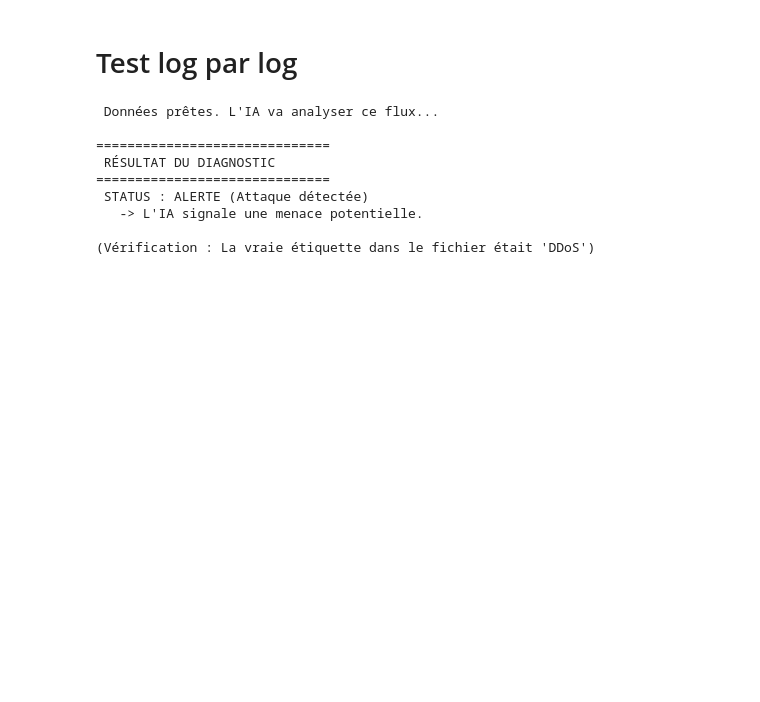
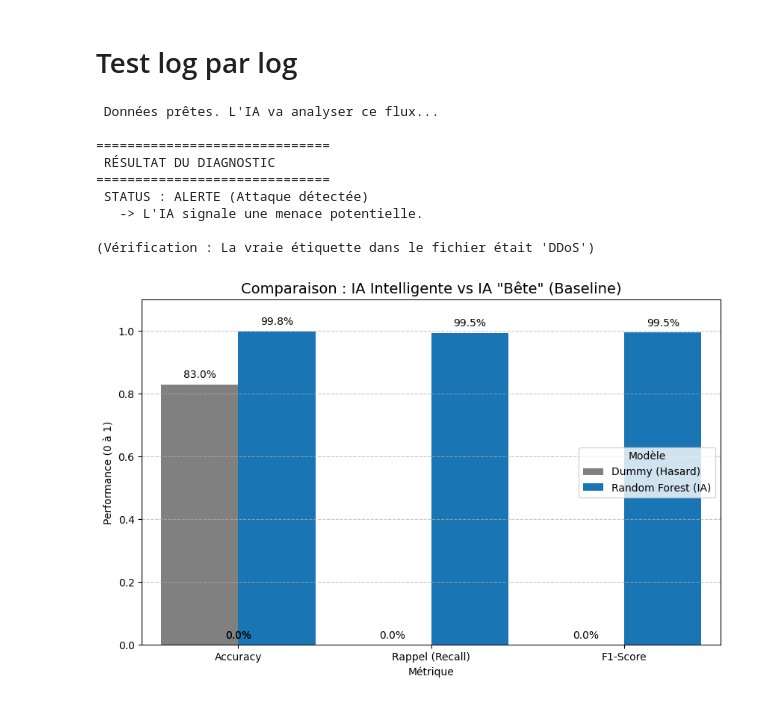
Before and after one commit to samir-aitatmane/SOC_IA, a Jupyter notebook: entrainement_modele.ipynb, the cells around one changed output. Cells and saved outputs as stored; diff of their text form; code cells hidden in the pictures; blank space fills up the shorter version.

```diff
--- a/entrainement_modele.ipynb
+++ b/entrainement_modele.ipynb
@@ -216,3 +213,65 @@ print(f"\n(Vérification : La vraie étiquette dans le fichier était '{vraie_va
    -> L'IA signale une menace potentielle.
 
 (Vérification : La vraie étiquette dans le fichier était 'DDoS')
+# %%
+
+from sklearn.dummy import DummyClassifier
+from sklearn.metrics import accuracy_score, recall_score, f1_score
+
+# ==========================================
+# 1. PRÉPARATION DU DUMMY (BASELINE)
+# ==========================================
+# Le Dummy prédit TOUJOURS la classe majoritaire ("Normal")
+dummy = DummyClassifier(strategy="most_frequent")
+dummy.fit(X_train, y_train)
+y_pred_dummy = dummy.predict(X_test)
+
+# ==========================================
+# 2. CALCUL DES SCORES
+# ==========================================
+# Scores du Dummy
+acc_d = accuracy_score(y_test, y_pred_dummy)
+rec_d = recall_score(y_test, y_pred_dummy)
+f1_d  = f1_score(y_test, y_pred_dummy)
+
+# Scores de ton Random Forest (déjà calculés avant, mais on refait pour être sûr)
+acc_rf = accuracy_score(y_test, y_pred)
+rec_rf = recall_score(y_test, y_pred)
+f1_rf  = f1_score(y_test, y_pred)
+
+# ==========================================
+# 3. CRÉATION DU DATAFRAME POUR LE GRAPHE
+# ==========================================
+data_comparaison = {
+    'Modèle': ['Dummy (Hasard)', 'Dummy (Hasard)', 'Dummy (Hasard)',
+               'Random Forest (IA)', 'Random Forest (IA)', 'Random Forest (IA)'],
+    'Métrique': ['Accuracy', 'Rappel (Recall)', 'F1-Score',
+                 'Accuracy', 'Rappel (Recall)', 'F1-Score'],
+    'Score': [acc_d, rec_d, f1_d, acc_rf, rec_rf, f1_rf]
+}
+df_comp = pd.DataFrame(data_comparaison)
+
+# ==========================================
+# 4. VISUALISATION
+# ==========================================
+plt.figure(figsize=(10, 6))
+
+# Création du Bar Plot
+bar_plot = sns.barplot(x='Métrique', y='Score', hue='Modèle', data=df_comp, palette=['grey', '#007acc'])
+
+# Ajout des valeurs sur les barres
+for p in bar_plot.patches:
+    bar_plot.annotate(format(p.get_height(), '.1%'),
+                   (p.get_x() + p.get_width() / 2., p.get_height()),
+                   ha = 'center', va = 'center',
+                   xytext = (0, 9),
+                   textcoords = 'offset points')
+
+plt.title('Comparaison : IA Intelligente vs IA "Bête" (Baseline)', fontsize=14)
+plt.ylabel('Performance (0 à 1)')
+plt.ylim(0, 1.1) # Pour laisser de la place au dessus
+plt.grid(axis='y', linestyle='--', alpha=0.7)
+
+plt.show()
+# %% [output]
+[figure, added]
```
Also changed, not shown: parts of 1 cell of this notebook.
